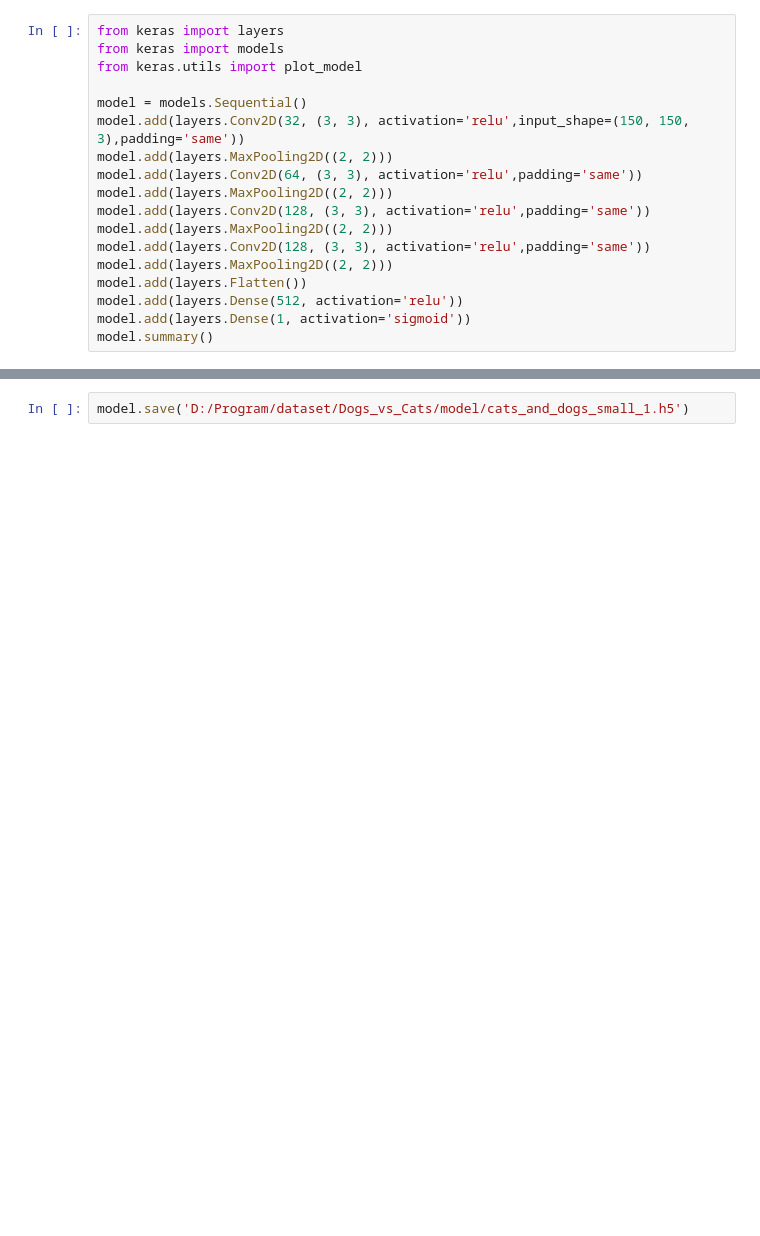
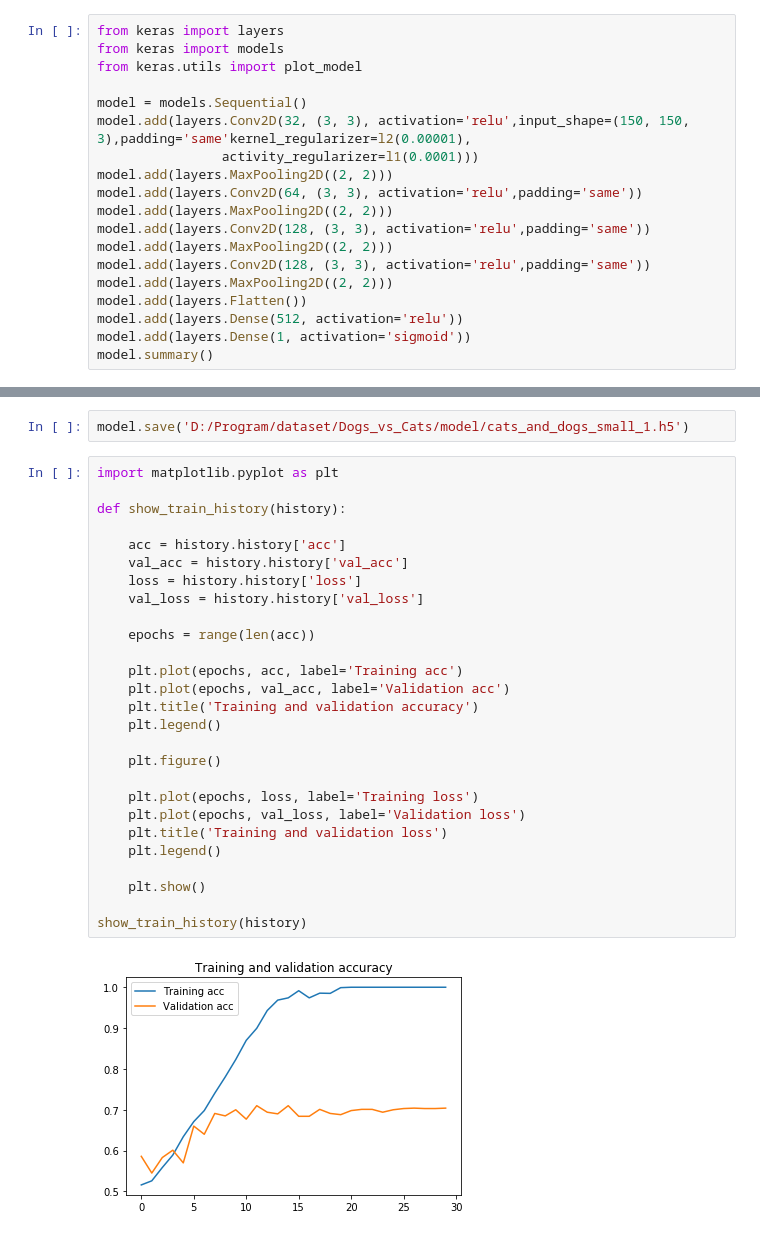
Before and after one commit to jojosimida/keras-practice, a Jupyter notebook: 1.4-small-datasets-image-augmentation/1.4-small-datasets-image-augmentation.ipynb, the cells around one changed output, grey strips where cells are left out. Cells and saved outputs as stored; diff of their text form; blank space fills up the shorter version.

```diff
--- a/1.4-small-datasets-image-augmentation/1.4-small-datasets-image-augmentation.ipynb
+++ b/1.4-small-datasets-image-augmentation/1.4-small-datasets-image-augmentation.ipynb
@@ -223,7 +223,8 @@ from keras import models
 from keras.utils import plot_model
 
 model = models.Sequential()
-model.add(layers.Conv2D(32, (3, 3), activation='relu',input_shape=(150, 150, 3),padding='same'))
+model.add(layers.Conv2D(32, (3, 3), activation='relu',input_shape=(150, 150, 3),padding='same'kernel_regularizer=l2(0.00001),
+                activity_regularizer=l1(0.0001)))
 model.add(layers.MaxPooling2D((2, 2)))
 model.add(layers.Conv2D(64, (3, 3), activation='relu',padding='same'))
 model.add(layers.MaxPooling2D((2, 2)))
@@ -297,3 +298,32 @@ Epoch 30/30
 100/100 [==============================] - 9s 94ms/step - loss: 2.0511e-05 - acc: 1.0000 - val_loss: 2.4889 - val_acc: 0.7040
 # %%
 model.save('D:/Program/dataset/Dogs_vs_Cats/model/cats_and_dogs_small_1.h5')
+# %%
+import matplotlib.pyplot as plt
+
+def show_train_history(history):
+
+    acc = history.history['acc']
+    val_acc = history.history['val_acc']
+    loss = history.history['loss']
+    val_loss = history.history['val_loss']
+
+    epochs = range(len(acc))
+
+    plt.plot(epochs, acc, label='Training acc')
+    plt.plot(epochs, val_acc, label='Validation acc')
+    plt.title('Training and validation accuracy')
+    plt.legend()
+
+    plt.figure()
+
+    plt.plot(epochs, loss, label='Training loss')
+    plt.plot(epochs, val_loss, label='Validation loss')
+    plt.title('Training and validation loss')
+    plt.legend()
+
+    plt.show()
+
+show_train_history(history)
+# %% [output]
+[figure, added]
```
Also changed, not shown: parts of 12 cells of this notebook.
